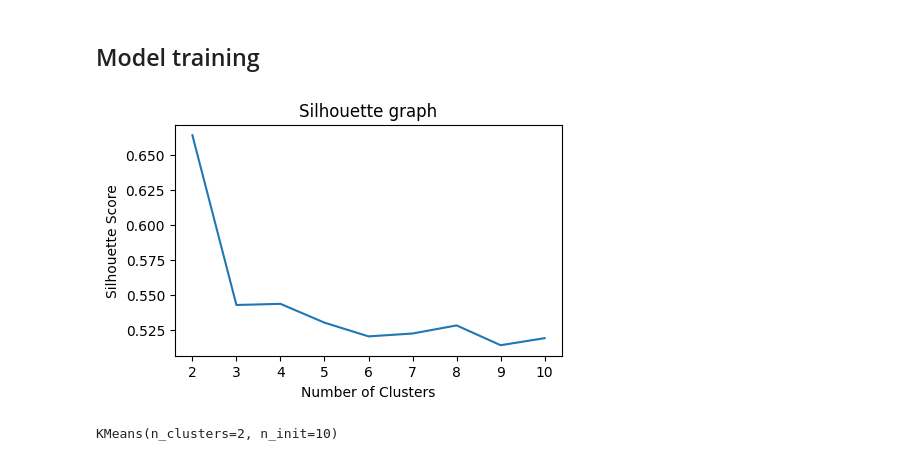
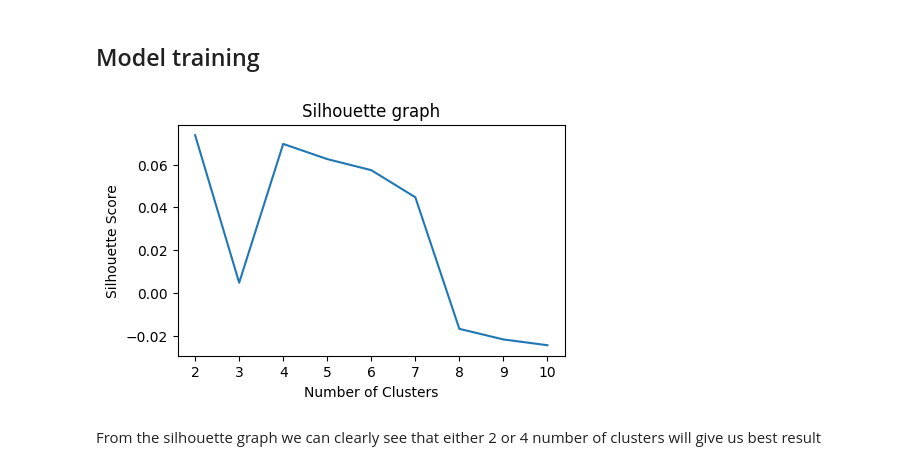
Before and after one commit to yuvraaj2002/Old_projects, a Jupyter notebook: Spotify_song_reccomandation/Song.ipynb, the cells around one changed output. Saved outputs shown, nothing was run; the diff lists cells and outputs as text; code cells hidden in the pictures.

```diff
--- a/Spotify_song_reccomandation/Song.ipynb
+++ b/Spotify_song_reccomandation/Song.ipynb
@@ -179,3 +181,0 @@ outliers_df
-# %%
-# Let's mow encode the categorical values
-df = pd.get_dummies(data=df, columns=['genre'], dtype=int)
@@ -182,34 +186,57 @@ df = pd.get_dummies(data=df, columns=['genre'], dtype=int)
+# %%
+nan_transformer = ColumnTransformer(transformers = [('Impute_numerical',SimpleImputer(),[0,1,2,3,5,7,8,11,12,13]),
+                                                    ('Impute_Categorical',SimpleImputer(strategy='most_frequent'),[4,6,9,10])]
+                                                   ,remainder='passthrough')
+
+scaling_transformer = ColumnTransformer(transformers = [('Scale',MinMaxScaler(),[0,1,2,3,5,6,7,8,10,11,12,13])],
+                                                        remainder='passthrough')
+
+# Let's create a pipeline
+pipe = Pipeline(steps = [('Nan_values',nan_transformer),
+                         ('Scale_values',scaling_transformer)])
 # %%
 # Let's do train test split
 X_train, X_test = train_test_split(df, test_size=0.3, random_state=42)
+
+# Let's seperate out names of the songs as we will use them after making clusters
+song_detail = X_train[['name','artists']]
+X_train.drop(['name','artists'],axis=1,inplace=True)
+# %%
+# Let's now all the preprocessing steps sing pipeline
+X_train = pipe.fit_transform(X_train)
 # %% [markdown]
 ## Model training
 # %%
 # Let's find out what would be the best value of K
 sillhouete_scores = []
+X_test = pipe.fit_transform(X_test)
 for i in range(2,11):
     kmeans = KMeans(n_clusters = i,init='k-means++',n_init=10)
     kmeans.fit(X_train)
     labels = kmeans.predict(X_test)
     silhouette_avg = silhouette_score(X_test, labels)
     sillhouete_scores.append(silhouette_avg)
 
 
 # Visualize the graph between sillhuoette score and number of clusters
 fig,ax = plt.subplots(figsize=(5,3))
 
 plt.plot(range(2, 11), sillhouete_scores)
 plt.title('Silhouette graph')
 plt.xlabel('Number of Clusters')
 plt.ylabel('Silhouette Score')
 plt.show()
 # %% [output]
-[figure, old version]
+[figure, new version]
+# %% [markdown]
+From the silhouette graph we can clearly see that either 2 or 4 number of clusters will give us best result
 # %%
 # Let's create an object of KMeans class
-kmeans = KMeans(n_clusters = 2,init='k-means++',n_init=10)
+kmeans = KMeans(n_clusters = 4,init='k-means++',n_init=10)
 
 # Training the model
 kmeans.fit(X_train)
+
+# Let's now get the cluster to which the data points are assigned to
+clusters = kmeans.predict(X_train)
+clusters = pd.Series(clusters)
-# %% [output]
-KMeans(n_clusters=2, n_init=10)
```
Also changed, not shown: parts of 22 cells of this notebook.
